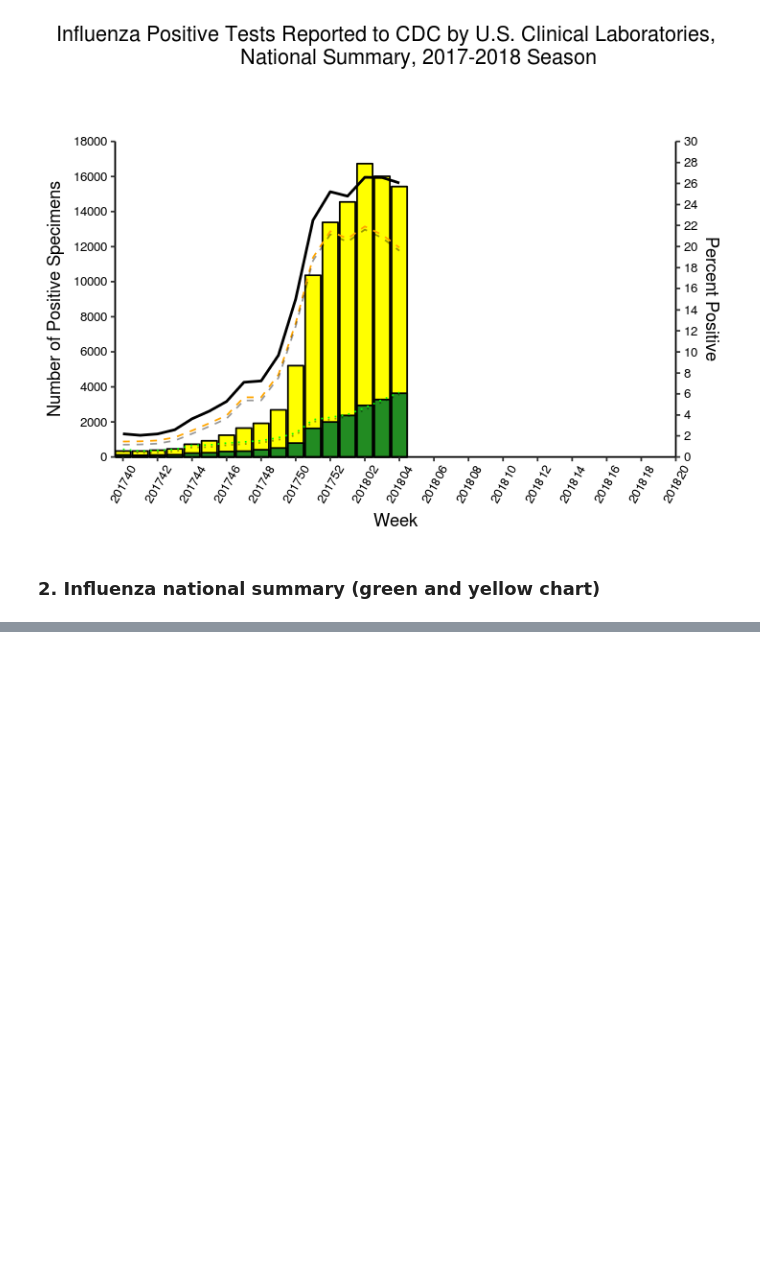
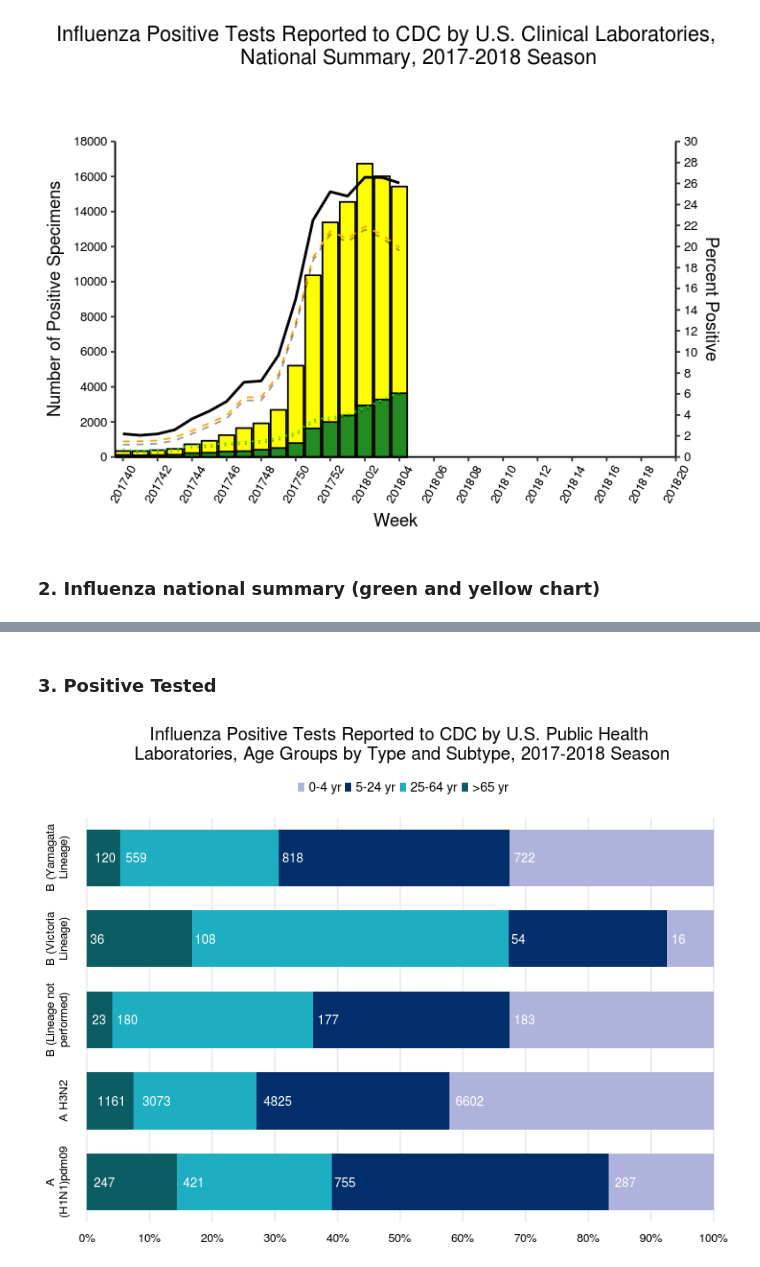
Before and after one commit to jayantsolanki/CDC-FLU-Data-Collection-and-Exploratory-Data-Analysis, a Jupyter notebook: lab1/SolankiLab1Part2.ipynb, the cells around one changed output, grey strips where cells are left out. Drawn from its saved outputs; the diff is of its cells as text; code cells hidden in the pictures; blank space fills up the shorter version.

```diff
--- a/lab1/SolankiLab1Part2.ipynb
+++ b/lab1/SolankiLab1Part2.ipynb
@@ -83,0 +87,39 @@ Warning message:
+# %% [markdown]
+### 3. Positive Tested
+# %%
+library(ggplot2)
+library(reshape2)
+library(scales)
+library(repr)
+options(repr.plot.width=6.5, repr.plot.height=5)
+positiveTest <- read.csv("../data/VirusViewBySeason.csv")
+# summary(positiveTest)
+stacked <- melt(positiveTest, id.vars = "Virus", measure.vars=c("X.65.yr", "X25.64.yr","X5.24.yr", "X0.4.yr" ))
+# stacked
+fill <- c("#afb3db", "#022f6b", "#1daec1","#0b5c63")
+pos <- ggplot(stacked, aes(Virus, value, fill = variable)) +
+    geom_hline(yintercept=seq(0,1,by=0.1), color="#e8eced")+
+    geom_bar(color="NA", position = "fill",stat = "identity", width=0.7) +
+    geom_text(position = position_fill(vjust=-0.02), aes(x = Virus, y = value,label = value), colour = "white", size=3, hjust=-0.4)+
+    scale_y_continuous(name=NULL,expand = c(0,0.01),breaks=seq(0,1, by=0.1),labels = percent_format())+
+scale_x_discrete(name=NULL, expand = c(0,0.5),labels=c("A\n(H1N1)pdm09", "\nA H3N2", "B (Lineage not\nperformed)", "B (Victoria\nLineage)","B (Yamagata\nLineage)" ))+
+# coord_cartesian(ylim = c(0, 1))+
+scale_fill_manual(values=fill, guide = guide_legend(title = NULL),
+                 labels=c("0-4 yr", "5-24 yr", "25-64 yr", ">65 yr"))+
+labs(title="Influenza Positive Tests Reported to CDC by U.S. Public Health\n Laboratories, Age Groups by Type and Subtype, 2017-2018 Season")+
+theme_classic()+
+theme(axis.text.x = element_text( color="black",size=8, vjust=0.5),
+        axis.text.y = element_text( color="black",size=8, angle=90, hjust=0.5),
+       panel.grid.major = element_blank(), panel.grid.minor = element_blank(),
+       axis.line = element_line(colour = "white"),
+     plot.title = element_text(size=12, hjust=0.5),
+      axis.ticks.length=unit(0.2, "cm"),
+      axis.ticks = element_line(colour = "white", size = 0.5),
+#       legend.direction = 'vertical',
+#       legend.key = element_rect(colour = 'white', fill = 'white', size = 1),
+      legend.key.size = unit(0.2, "cm"),
+      legend.position="top")+
+coord_flip()
+pos
+# %% [output]
+[figure, added]
```
Also changed, not shown: parts of 5 cells of this notebook, 4 other files.
